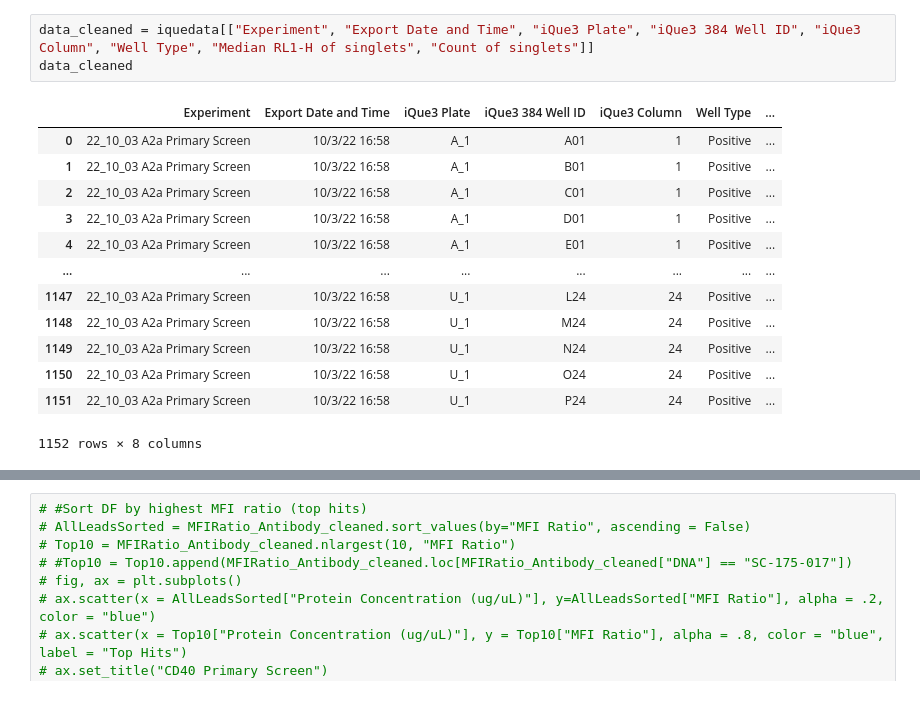
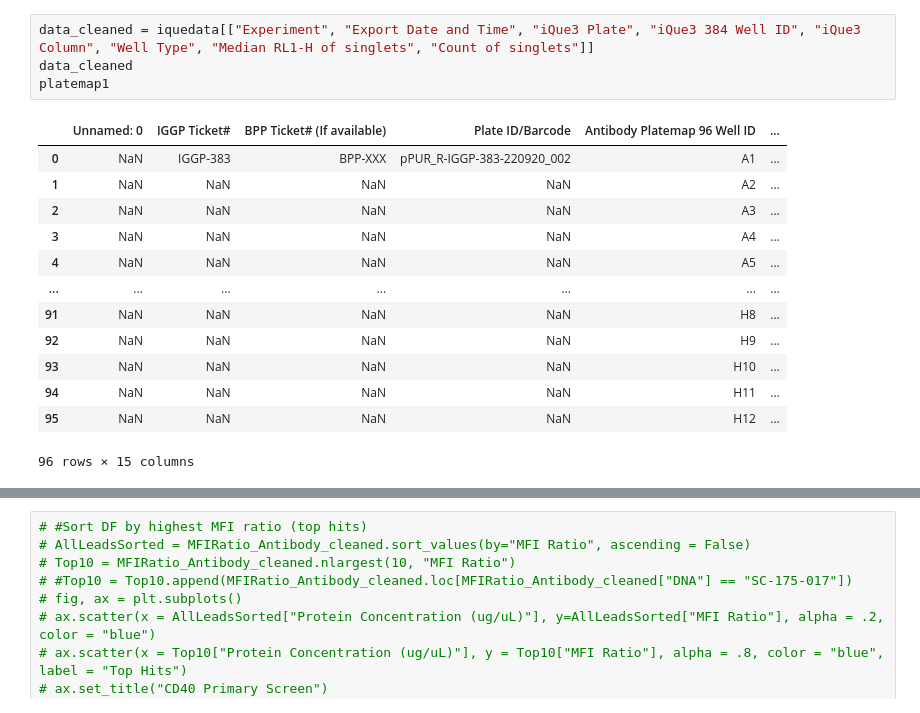
Before and after one commit to cameronhu/TwistAnalysisCode, a Jupyter notebook: Flow Binding Primary Screen 2 Population Analysis Separate Plates.ipynb, the cells around one changed output, grey strips where cells are left out. Drawn from its saved outputs; the diff is of its cells as text.

Commit message:
Add format platemaps to 2pop sep plates

```diff
--- a/Flow Binding Primary Screen 2 Population Analysis Separate Plates.ipynb
+++ b/Flow Binding Primary Screen 2 Population Analysis Separate Plates.ipynb
@@ -51,18 +54,19 @@ iquedata
 # %%
 data_cleaned = iquedata[["Experiment", "Export Date and Time", "iQue3 Plate", "iQue3 384 Well ID", "iQue3 Column", "Well Type", "Median RL1-H of singlets", "Count of singlets"]]
 data_cleaned
+platemap1
 # %% [output]
-|  | Experiment | Export Date and Time | iQue3 Plate | iQue3 384 Well ID | iQue3 Column | Well Type | ... |
-| 0 | 22_10_03 A2a Primary Screen | 10/3/22 16:58 | A_1 | A01 | 1 | Positive | ... |
-| 1 | 22_10_03 A2a Primary Screen | 10/3/22 16:58 | A_1 | B01 | 1 | Positive | ... |
-| 2 | 22_10_03 A2a Primary Screen | 10/3/22 16:58 | A_1 | C01 | 1 | Positive | ... |
-| 3 | 22_10_03 A2a Primary Screen | 10/3/22 16:58 | A_1 | D01 | 1 | Positive | ... |
-| 4 | 22_10_03 A2a Primary Screen | 10/3/22 16:58 | A_1 | E01 | 1 | Positive | ... |
-| ... | ... | ... | ... | ... | ... | ... | ... |
-| 1147 | 22_10_03 A2a Primary Screen | 10/3/22 16:58 | U_1 | L24 | 24 | Positive | ... |
-| 1148 | 22_10_03 A2a Primary Screen | 10/3/22 16:58 | U_1 | M24 | 24 | Positive | ... |
-| 1149 | 22_10_03 A2a Primary Screen | 10/3/22 16:58 | U_1 | N24 | 24 | Positive | ... |
-| 1150 | 22_10_03 A2a Primary Screen | 10/3/22 16:58 | U_1 | O24 | 24 | Positive | ... |
-| 1151 | 22_10_03 A2a Primary Screen | 10/3/22 16:58 | U_1 | P24 | 24 | Positive | ... |
+|  | Unnamed: 0 | IGGP Ticket# | BPP Ticket# (If available) | Plate ID/Barcode | Antibody Platemap 96 Well ID | ... |
+| 0 | NaN | IGGP-383 | BPP-XXX | pPUR_R-IGGP-383-220920_002 | A1 | ... |
+| 1 | NaN | NaN | NaN | NaN | A2 | ... |
+| 2 | NaN | NaN | NaN | NaN | A3 | ... |
+| 3 | NaN | NaN | NaN | NaN | A4 | ... |
+| 4 | NaN | NaN | NaN | NaN | A5 | ... |
+| ... | ... | ... | ... | ... | ... | ... |
+| 91 | NaN | NaN | NaN | NaN | H8 | ... |
+| 92 | NaN | NaN | NaN | NaN | H9 | ... |
+| 93 | NaN | NaN | NaN | NaN | H10 | ... |
+| 94 | NaN | NaN | NaN | NaN | H11 | ... |
+| 95 | NaN | NaN | NaN | NaN | H12 | ... |
-1152 rows × 8 columns
+96 rows × 15 columns
 # %%
```
Also changed, not shown: parts of 5 cells of this notebook.
